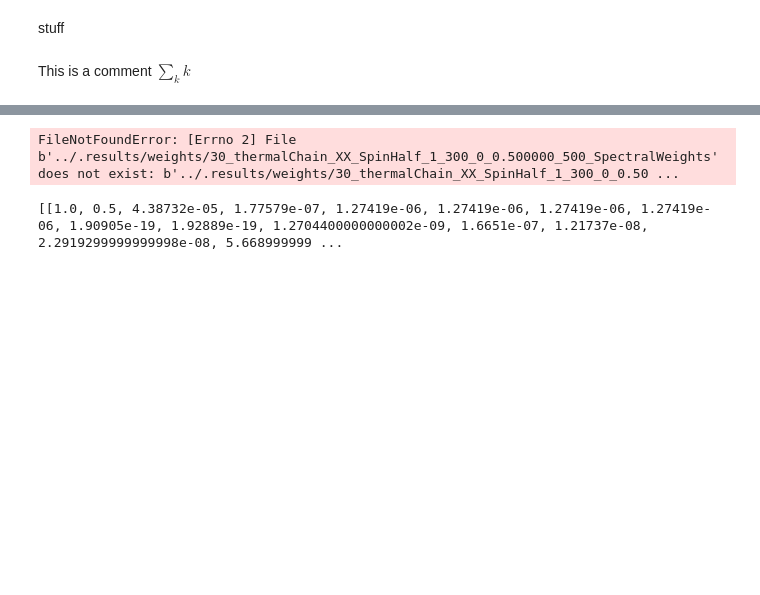
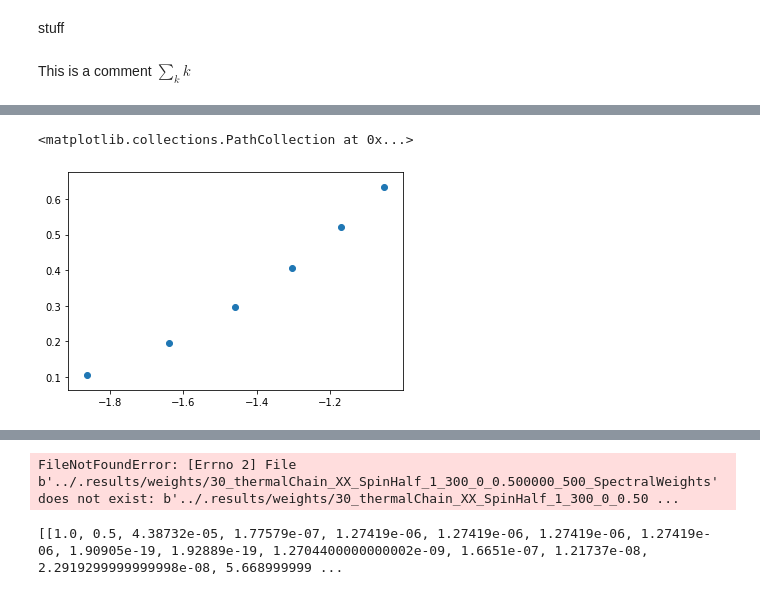
Before and after one commit to n-e-sherman/mps, a Jupyter notebook: jupyter/Untitled.ipynb, the cells around one changed output, grey strips where cells are left out. Cells and saved outputs as stored; diff of their text form; code cells hidden in the pictures; blank space fills up the shorter version.

```diff
--- a/jupyter/Untitled.ipynb
+++ b/jupyter/Untitled.ipynb
@@ -83 +149,17 @@ phis = []
+# %%
+lqs = np.log(qs)
+ls = np.log(s)
+D = 3
+xs = []
+ys = []
+for i in range(D,len(lqs)-D):
+    x = lqs[i-D:i+D]
+    y = ls[i-D:i+D]
+    m,b = np.polyfit(x, y, 1)
+    xs.append(lqs[i])
+    ys.append(-m)
+plt.scatter(xs,ys)
+# %% [output]
+<matplotlib.collections.PathCollection at 0x...>
+[figure, added]
 # %%
```
Also changed, not shown: parts of 9 cells of this notebook, 7 other files.
